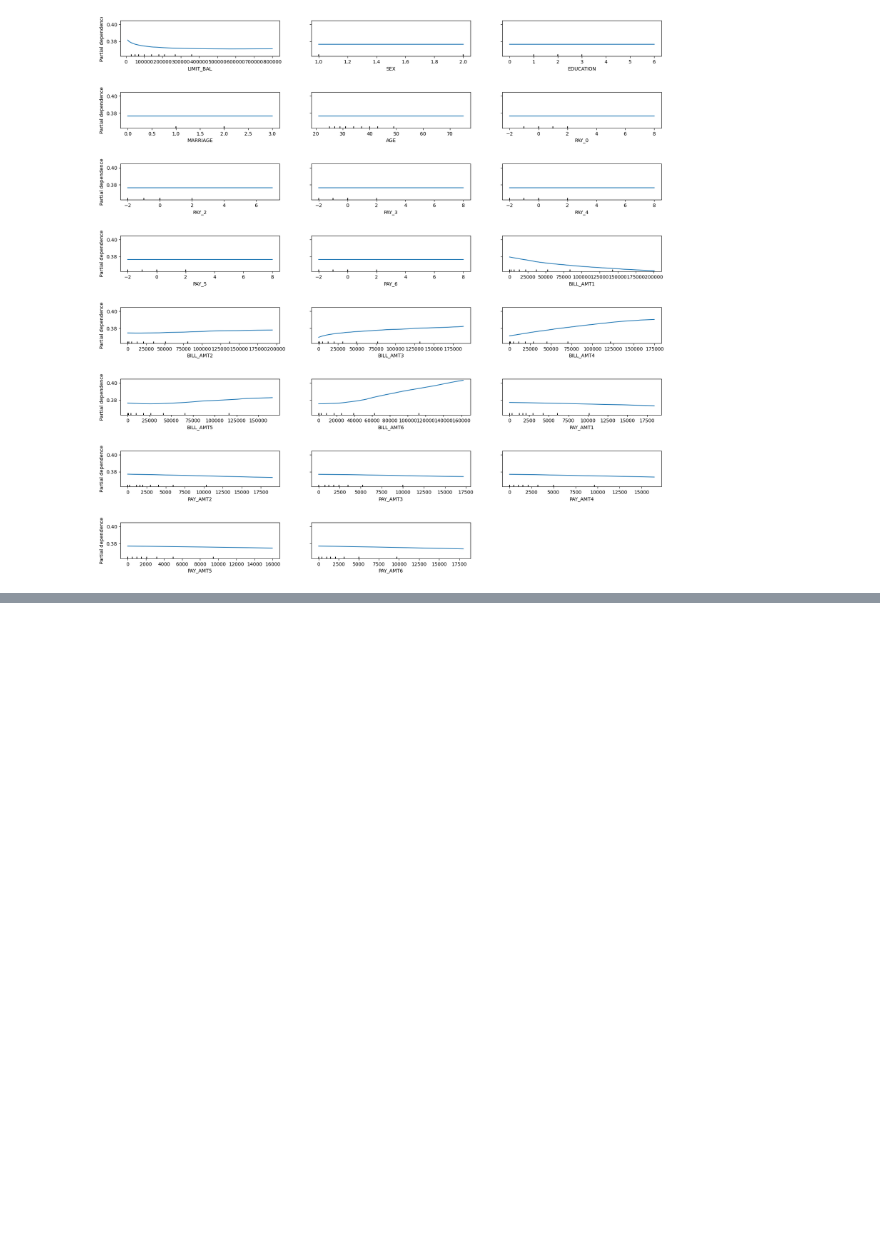
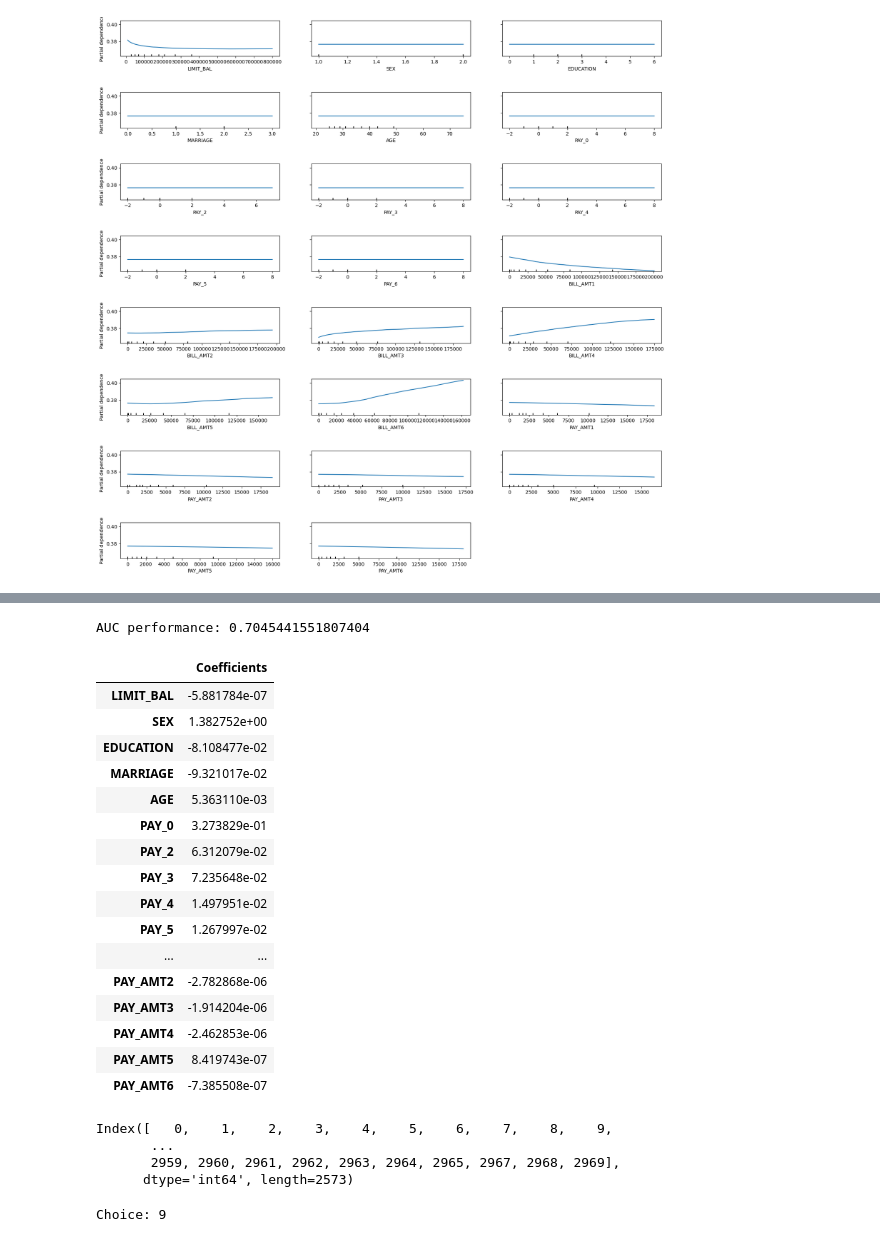
Before and after one commit to mauricioplopes/ethical-machine-learning, a Jupyter notebook: notebooks/trabalho-5.ipynb, the cells around one changed output, grey strips where cells are left out. Cells and saved outputs as stored; diff of their text form; code cells hidden in the pictures; blank space fills up the shorter version.

```diff
--- a/notebooks/trabalho-5.ipynb
+++ b/notebooks/trabalho-5.ipynb
@@ -350,0 +376,60 @@ Computing partial dependence plots...
+# %%
+# loading logistic regression model trained on unfair data
+lr_model = pickle.load(open('../models/best_logreg_unf.pkl', 'rb'))
+# %%
+print('AUC performance:', roc_auc_score(y_test, lr_model.predict_proba(X_test)[:,1]))
+# %% [output]
+AUC performance: 0.7045441551807404
+# %%
+# Preparing classifiers to be actionable
+prob = 0.60
+lr_model_ = MonotoneClassifier(lr_model, X_train, y_train, threshold=prob)
+coefficients = lr_model.coef_[0]
+intercept = lr_model.intercept_[0]
+# %%
+# Preparing action set
+action_set = ActionSet(X = X_test)
+action_set.embed_linear_clf(coefficients=coefficients)
+
+for feat in action_set:
+    feat.step_type ="relative"
+    feat.step_size = 0.1
+    feat.update_grid()
+
+pd_coef = pd.Series(coefficients, index=X_test.columns).to_frame('Coefficients')
+pd_coef
+# %% [output]
+|  | Coefficients |
+| LIMIT_BAL | -5.881784e-07 |
+| SEX | 1.382752e+00 |
+| EDUCATION | -8.108477e-02 |
+| MARRIAGE | -9.321017e-02 |
+| AGE | 5.363110e-03 |
+| PAY_0 | 3.273829e-01 |
+| PAY_2 | 6.312079e-02 |
+| PAY_3 | 7.235648e-02 |
+| PAY_4 | 1.497951e-02 |
+| PAY_5 | 1.267997e-02 |
+| ... | ... |
+| PAY_AMT2 | -2.782868e-06 |
+| PAY_AMT3 | -1.914204e-06 |
+| PAY_AMT4 | -2.462853e-06 |
+| PAY_AMT5 | 8.419743e-07 |
+| PAY_AMT6 | -7.385508e-07 |
+# %%
+# Preparing sample to be actionable
+scores = pd.Series(lr_model.predict_proba(X_test)[:, 1])
+denied_individuals = scores.loc[lambda s: (s < prob)].index
+denied_individuals
+# %% [output]
+Index([   0,    1,    2,    3,    4,    5,    6,    7,    8,    9,
+       ...
+       2959, 2960, 2961, 2962, 2963, 2964, 2965, 2967, 2968, 2969],
+      dtype='int64', length=2573)
+# %%
+choice = 9
+choice = choice if choice in denied_individuals else np.random.choice(denied_individuals)
+print('Choice:', choice)
+individual = X_test.loc[choice].values
+# %% [output]
+Choice: 9
```
Also changed, not shown: parts of 9 cells of this notebook.
